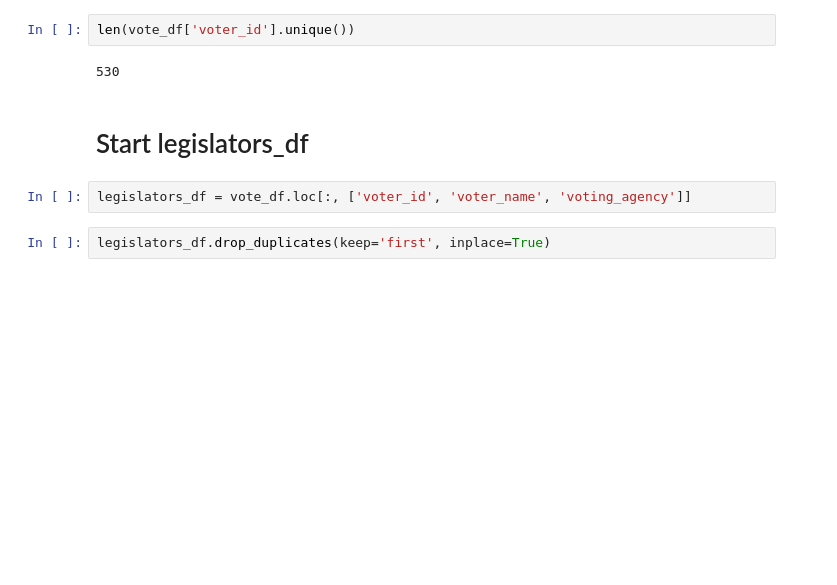
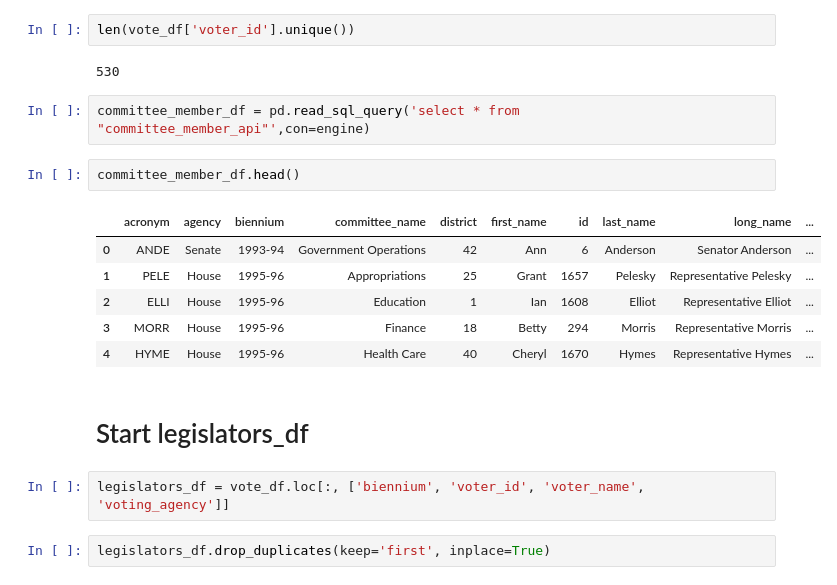
Before and after one commit to ekarboski/washington_state_legislation, a Jupyter notebook: Merging_votes_to_committee_data.ipynb, the cells around one changed output. Drawn from its saved outputs; the diff is of its cells as text; blank space fills up the shorter version.

```diff
--- a/Merging_votes_to_committee_data.ipynb
+++ b/Merging_votes_to_committee_data.ipynb
@@ -41,10 +32,21 @@ len(vote_df['bill_unique'].unique())
 len(vote_df['voter_id'].unique())
 # %% [output]
 530
+# %%
+committee_member_df = pd.read_sql_query('select * from "committee_member_api"',con=engine)
+# %%
+committee_member_df.head()
+# %% [output]
+|  | acronym | agency | biennium | committee_name | district | first_name | id | last_name | long_name | ... |
+| 0 | ANDE | Senate | 1993-94 | Government Operations | 42 | Ann | 6 | Anderson | Senator Anderson | ... |
+| 1 | PELE | House | 1995-96 | Appropriations | 25 | Grant | 1657 | Pelesky | Representative Pelesky | ... |
+| 2 | ELLI | House | 1995-96 | Education | 1 | Ian | 1608 | Elliot | Representative Elliot | ... |
+| 3 | MORR | House | 1995-96 | Finance | 18 | Betty | 294 | Morris | Representative Morris | ... |
+| 4 | HYME | House | 1995-96 | Health Care | 40 | Cheryl | 1670 | Hymes | Representative Hymes | ... |
 # %% [markdown]
 # Start legislators_df
 # %%
-legislators_df = vote_df.loc[:, ['voter_id', 'voter_name', 'voting_agency']]
+legislators_df = vote_df.loc[:, ['biennium', 'voter_id', 'voter_name', 'voting_agency']]
 # %%
 legislators_df.drop_duplicates(keep='first', inplace=True)
 # %%
```
Also changed, not shown: parts of 26 cells of this notebook.
